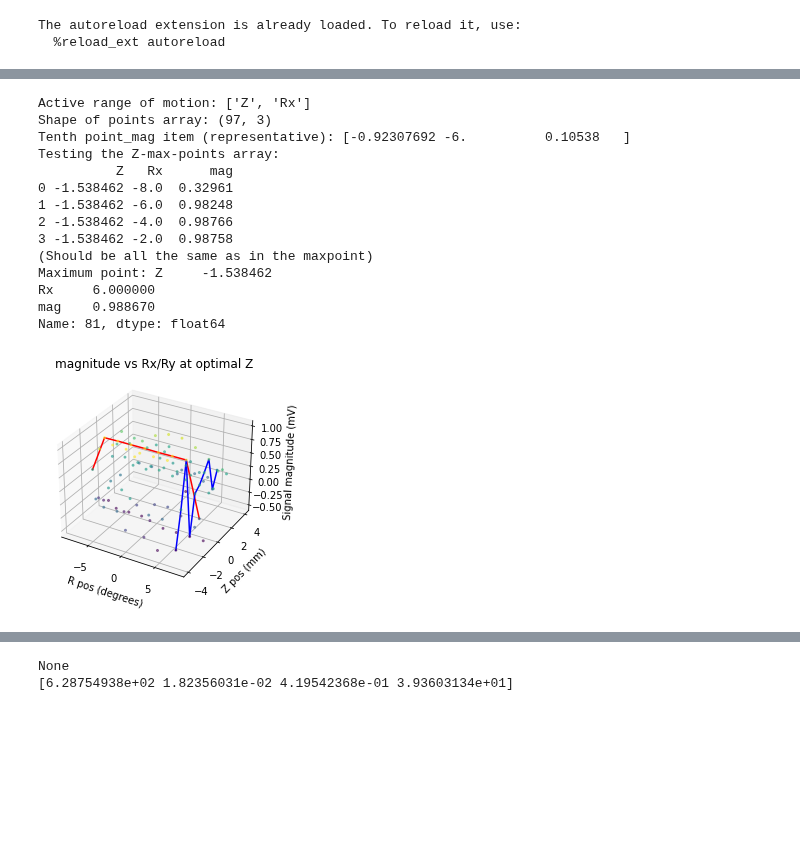
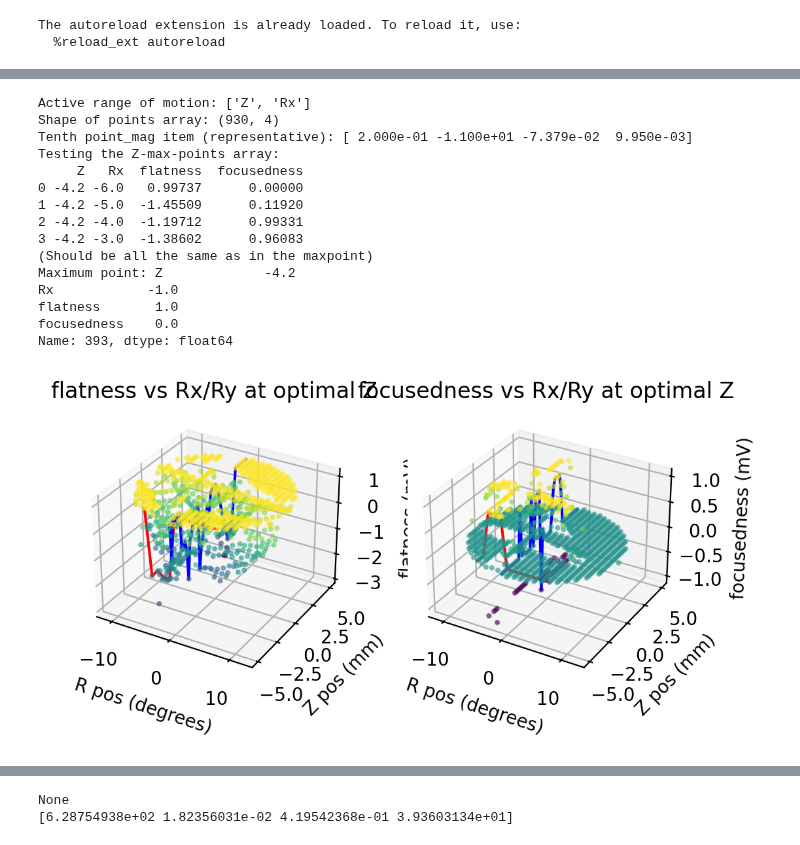
Before and after one commit to Benji-UW/COBOT-Transducer-Control-Code, a Jupyter notebook: Debugging Scripts/2D scans.ipynb, the cells around one changed output, grey strips where cells are left out. Cells and saved outputs as stored; diff of their text form; code cells hidden in the pictures; blank space fills up the shorter version.

```diff
--- a/Debugging Scripts/2D scans.ipynb
+++ b/Debugging Scripts/2D scans.ipynb
@@ -55,7 +55,7 @@ Available test files:
 # %%
 debug_mode = True
 save_figs = False
-file_no = 23
+file_no = 26
 
 if save_figs:
     plt.rcParams['figure.dpi'] = 500
@@ -84,6 +84,12 @@ resolution = json_data["resolution"]
 points = json_data["points"]
 max_point = json_data["max_point"]
 
+if 'data_channels' in json_data.keys():
+    data_channels = json_data['data_channels']
+    data_labels = ['flatness', 'sharpness']
+else:
+    data_channels = 1
+
 if debug_mode:
     for i in json_data.keys():
         if i != "points":
@@ -106,13 +113,16 @@ active_ROM: ['Z', 'Rx']
 np_all = np.array(points)
 active_rom = json_data["active_ROM"]
 cols = active_rom.copy()
-cols.append("mag")
+for i in range(data_channels):
+    cols.append(data_labels[i])
 dat = pd.DataFrame(data=np_all, columns=cols)
 
-mp = dat.loc[dat['mag'].idxmax()]
+mp = dat.loc[dat[data_labels[0]].idxmax()]
 
 if debug_mode:
     print(mp)
     print(dat.head())
     print(dat.shape)
+
+rotational_axis = "Rx"
 # %% [output]
@@ -177,42 +198,45 @@ if debug_mode:
     print(f"Maximum point: {mp}")
 # %% [output]
 Active range of motion: ['Z', 'Rx']
-Shape of points array: (97, 3)
-Tenth point_mag item (representative): [-0.92307692 -6.          0.10538   ]
+Shape of points array: (930, 4)
+Tenth point_mag item (representative): [ 2.000e-01 -1.100e+01 -7.379e-02  9.950e-03]
 Testing the Z-max-points array:
-          Z   Rx      mag
-0 -1.538462 -8.0  0.32961
-1 -1.538462 -6.0  0.98248
-2 -1.538462 -4.0  0.98766
-3 -1.538462 -2.0  0.98758
+     Z   Rx  flatness  focusedness
+0 -4.2 -6.0   0.99737      0.00000
+1 -4.2 -5.0  -1.45509      0.11920
+2 -4.2 -4.0  -1.19712      0.99331
+3 -4.2 -3.0  -1.38602      0.96083
 (Should be all the same as in the maxpoint)
-Maximum point: Z     -1.538462
-Rx     6.000000
-mag    0.988670
-Name: 81, dtype: float64
+Maximum point: Z             -4.2
+Rx            -1.0
+flatness       1.0
+focusedness    0.0
+Name: 393, dtype: float64
 # %%
 # fig2 = plt.figure(figsize=(14,4), constrained_layout=True)
 # plt.rcParams.update({
 #     "text.usetex": True,
 #     "font.family": "serif",
 #     "font.serif": ["Palatino"],
 # })
 
 # tax = fig2.add_subplot(1,3,1, projection='3d')
-tax = plt.axes(projection='3d')
-tax.scatter3D(dat[rotational_axis], dat['Z'], dat['mag'], c=dat['mag'], cmap='viridis', alpha=0.5,s=4)
-tax.plot3D(zmps[rotational_axis], zmps['Z'], zmps['mag'],c='r')
-tax.plot3D(Rmps[rotational_axis], Rmps['Z'], Rmps['mag'],c='b')
-tax.set_title("magnitude vs Rx/Ry at optimal Z")
-tax.set_xlabel("R pos (degrees)")
-tax.set_ylabel("Z pos (mm)")
-tax.set_zlabel("Signal magnitude (mV)")
+fig2 = plt.figure()
+for i in range(data_channels):
+    data_col = data_labels[i]
 
-plt.show()
+    tax = fig2.add_subplot(1,2,1+i,projection='3d')
+    tax.scatter3D(dat[rotational_axis], dat['Z'], dat[data_col], c=dat[data_col], cmap='viridis', alpha=0.5,s=4)
+    tax.plot3D(zmps[rotational_axis], zmps['Z'], zmps[data_col],c='r')
+    tax.plot3D(Rmps[rotational_axis], Rmps['Z'], Rmps[data_col],c='b')
+    tax.set_title(f"{data_col} vs Rx/Ry at optimal Z")
+    tax.set_xlabel("R pos (degrees)")
+    tax.set_ylabel("Z pos (mm)")
+    tax.set_zlabel(f"{data_col} (mV)")
+
 
 if save_figs:
     plt.savefig("figures\\2D_fullscan_trace_%s.jpg" % file_no, dpi=400)
-plt.show()
 # %% [output]
-[figure, old version]
+[figure, new version]
 # %%
```
Also changed, not shown: parts of 6 cells of this notebook, 6 other files.
